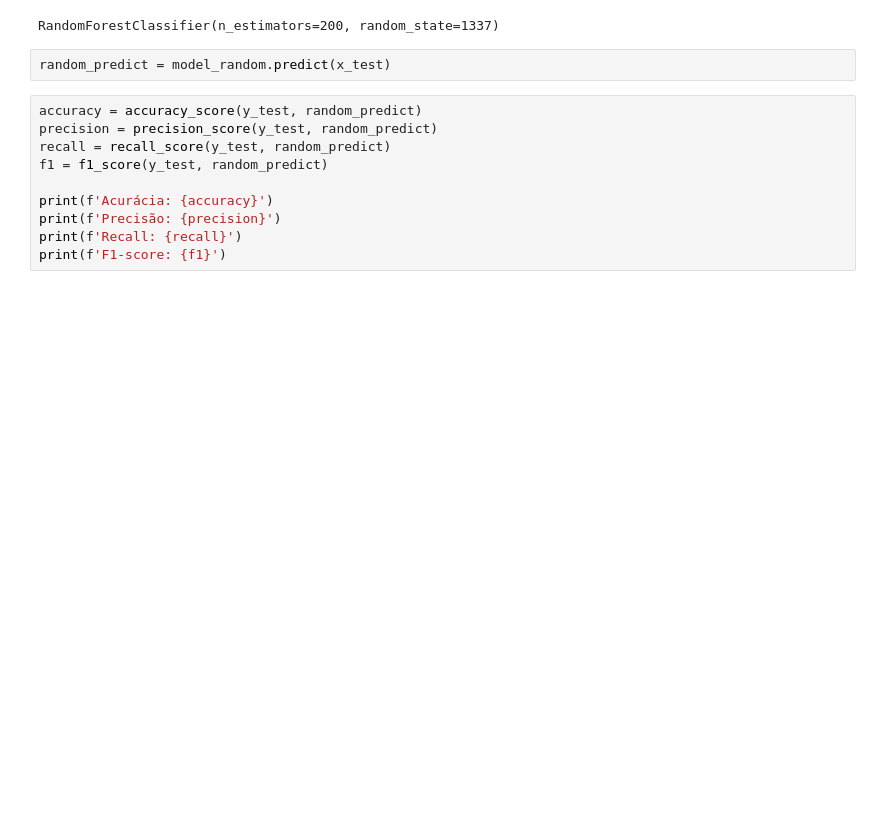
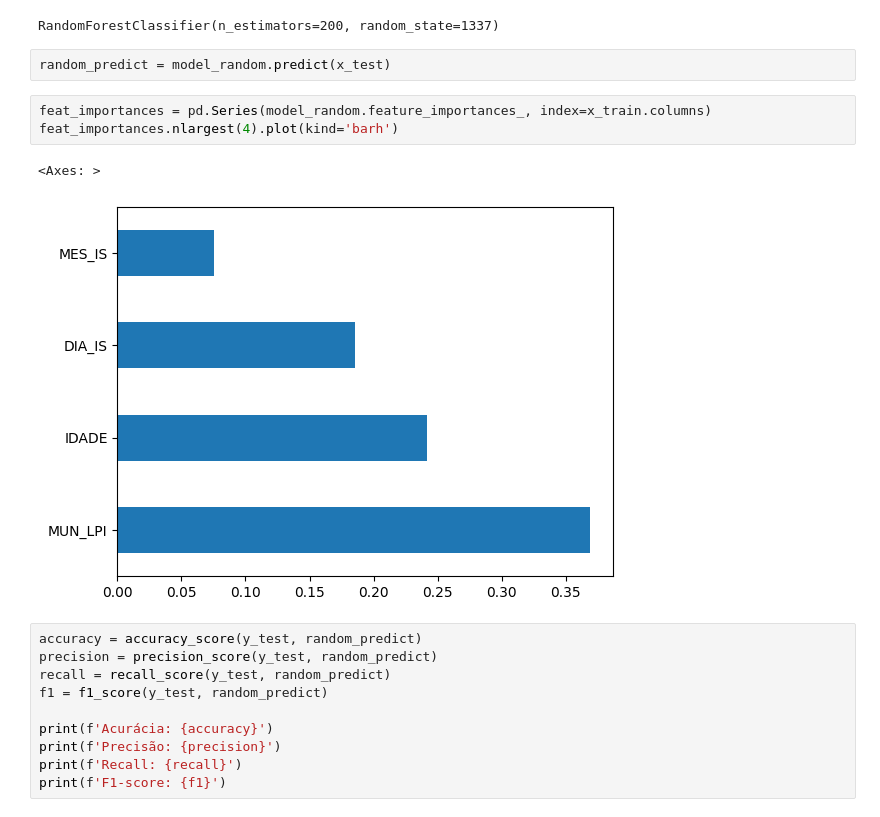
Before and after one commit to Muniz97/Yellow-fever-Febre-Amarela, a Jupyter notebook: 4 - Model/Yellow_Fever_Model.ipynb, the cells around one changed output. Drawn from its saved outputs; the diff is of its cells as text; blank space fills up the shorter version.

```diff
--- a/4 - Model/Yellow_Fever_Model.ipynb
+++ b/4 - Model/Yellow_Fever_Model.ipynb
@@ -92,6 +92,12 @@ model_random.fit(x_train,y_train)
 RandomForestClassifier(n_estimators=200, random_state=1337)
 # %%
 random_predict = model_random.predict(x_test)
+# %%
+feat_importances = pd.Series(model_random.feature_importances_, index=x_train.columns)
+feat_importances.nlargest(4).plot(kind='barh')
+# %% [output]
+<Axes: >
+[figure, added]
 # %%
 accuracy = accuracy_score(y_test, random_predict)
 precision = precision_score(y_test, random_predict)
```
Also changed, not shown: parts of 6 cells of this notebook.
